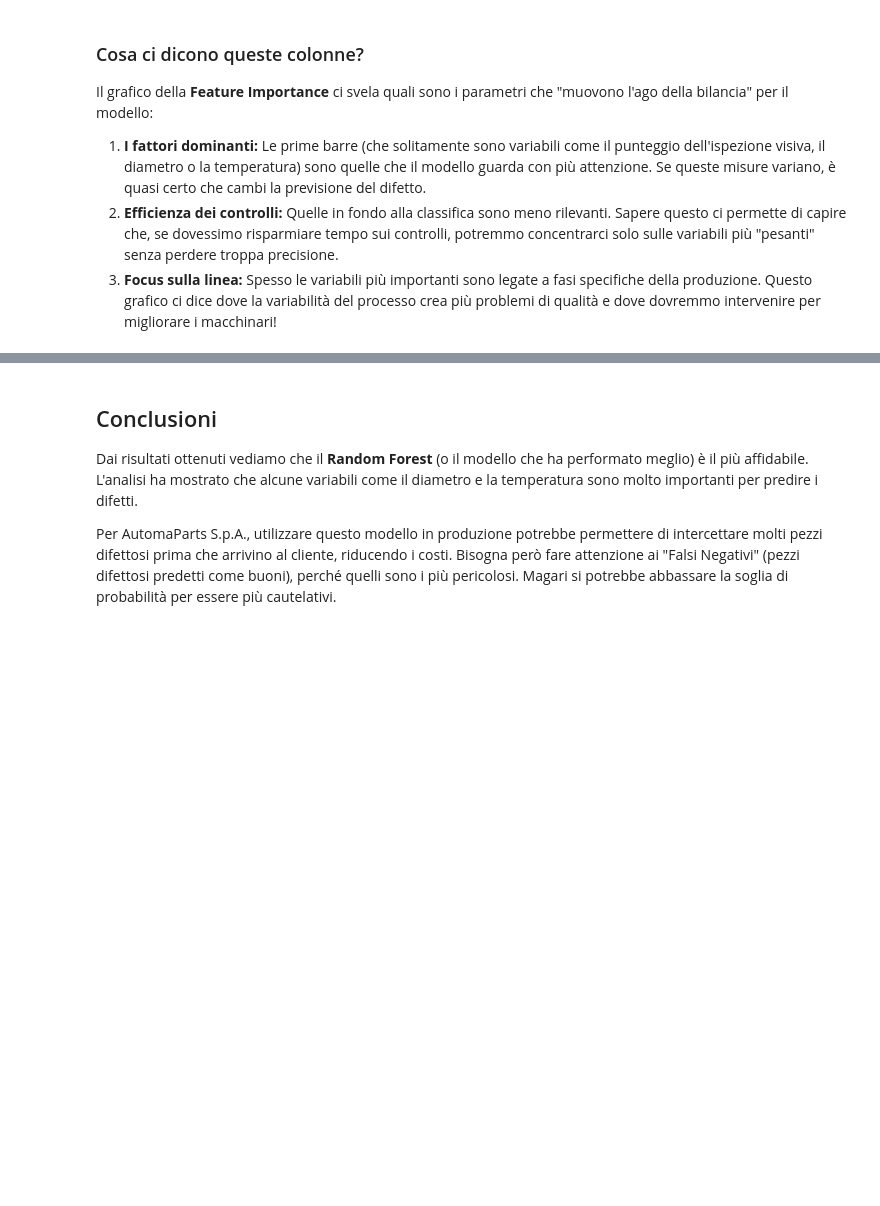
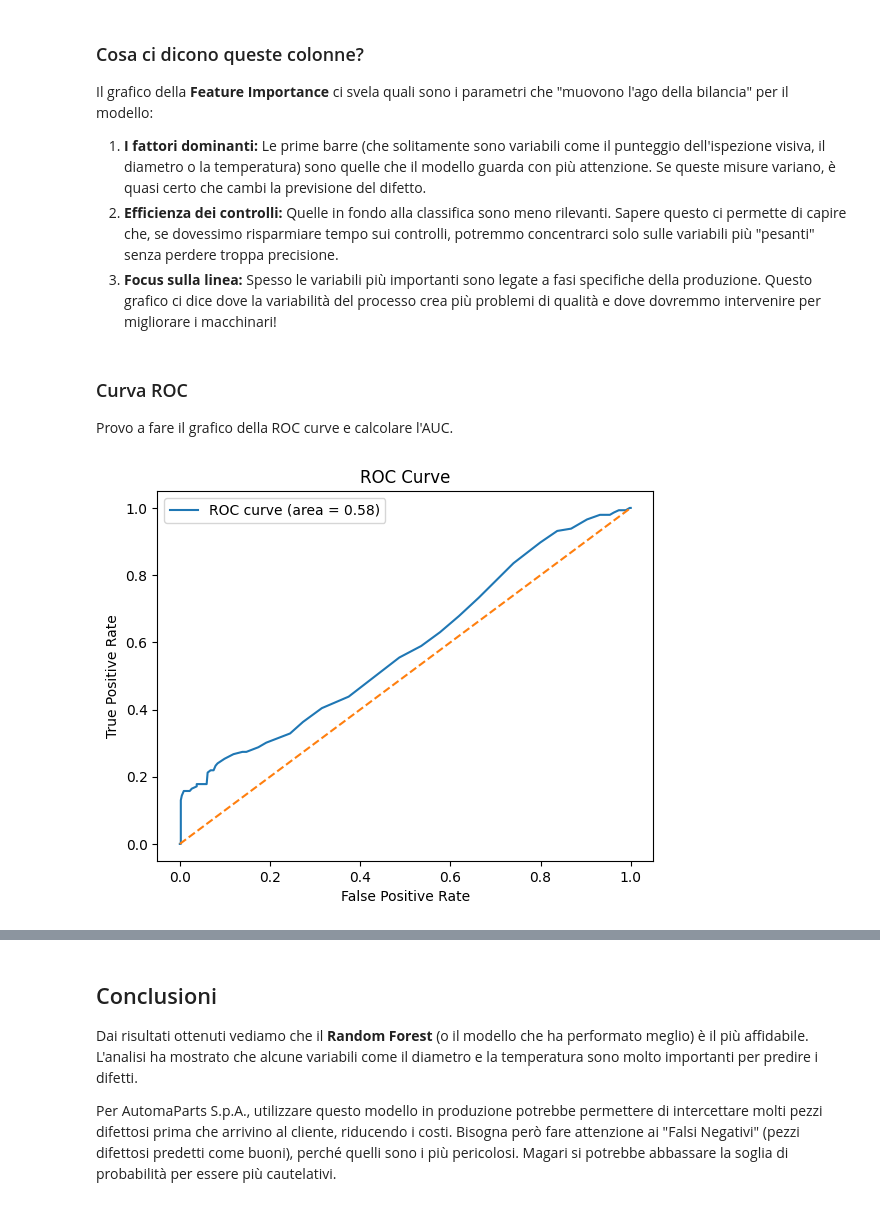
Before and after one commit to D3Br4nd/Formazione-AI, a Jupyter notebook: esercitazione-ml/soluzione.ipynb, the cells around one changed output, grey strips where cells are left out. Drawn from its saved outputs; the diff is of its cells as text; code cells hidden in the pictures; blank space fills up the shorter version.

```diff
--- a/esercitazione-ml/soluzione.ipynb
+++ b/esercitazione-ml/soluzione.ipynb
@@ -92,0 +203,4 @@ Abbiamo colonne come `line_id`, `station_id` ecc. che sono categorie. Le trasfor
+# %%
+if 'operator_id' in df.columns:
+    df = df.drop(columns=['operator_id'])
+    print("Cancellato operator_id.")
@@ -98,9 +223,19 @@ print("Line ID unici:", df['line_id'].nunique())
 Ci sono quasi 3000 batch diversi ma solo 10 linee! Se usassimo 'get_dummies' sui batch verrebbe fuori una tabella gigante con 3000 colonne, meglio usare il LabelEncoder altrimenti ci mettiamo troppo tempo. Per le linee invece 10 sono poche, potremmo quasi lasciarle così o usare dummies.
 # %% [markdown]
 Visto che `material_batch` ha molte varianti, usiamo LabelEncoder per quella, e get_dummies per le altre (che però in questo dataset sono già numeriche o quasi, `line_id` è numerico ma rappresenta una categoria).
-# %%
-# Converto measure e altre se necessario. Ma le colonne ID sembrano numeri interi, le trattiamo come numeri o categorie?
-# Per semplicità le lascio come numeri per ora, ma material_batch è stringa.
-
-le = LabelEncoder()
-df['material_batch'] = le.fit_transform(df['material_batch'])
+# %%
+# Trasformiamo tutte le variabili categoriche (tipo 'object' o stringa) in numeri
+from sklearn.preprocessing import LabelEncoder
+le = LabelEncoder()
+
+# Cerchiamo tutte le colonne che contengono testo
+for col in df.columns:
+    # Controlliamo se la colonna non è numerica (quindi object, string, ecc.) o se è material_batch
+    if df[col].dtype == 'object' or str(df[col].dtype) == 'string' or col == 'material_batch':
+        # Trasformiamo la colonna in numeri
+        # .astype(str) serve per essere sicuri che il LabelEncoder legga tutto come testo
+        df[col] = le.fit_transform(df[col].astype(str))
+        print(f"Ho trasformato la colonna '{col}' in numeri.")
+
+# Verifica: ora dovrebbero essere tutti numeri (int o float)
+df.info()
@@ -230,3 +414,24 @@ Il grafico della **Feature Importance** ci svela quali sono i parametri che "muo
 1.  **I fattori dominanti:** Le prime barre (che solitamente sono variabili come il punteggio dell'ispezione visiva, il diametro o la temperatura) sono quelle che il modello guarda con più attenzione. Se queste misure variano, è quasi certo che cambi la previsione del difetto.
 2.  **Efficienza dei controlli:** Quelle in fondo alla classifica sono meno rilevanti. Sapere questo ci permette di capire che, se dovessimo risparmiare tempo sui controlli, potremmo concentrarci solo sulle variabili più "pesanti" senza perdere troppa precisione.
 3.  **Focus sulla linea:** Spesso le variabili più importanti sono legate a fasi specifiche della produzione. Questo grafico ci dice dove la variabilità del processo crea più problemi di qualità e dove dovremmo intervenire per migliorare i macchinari!
+# %% [markdown]
+### Curva ROC
+Provo a fare il grafico della ROC curve e calcolare l'AUC.
+# %%
+from sklearn.metrics import roc_curve, auc
+
+# Prendo le probabilità
+y_prob = rf_clf.predict_proba(X_test)[:, 1]
+fpr, tpr, thresholds = roc_curve(y_test, y_prob)
+roc_auc = auc(fpr, tpr)
+
+plt.figure()
+plt.plot(fpr, tpr, label='ROC curve (area = %0.2f)' % roc_auc)
+plt.plot([0, 1], [0, 1], linestyle='--')
+plt.xlabel('False Positive Rate')
+plt.ylabel('True Positive Rate')
+plt.title('ROC Curve')
+plt.legend()
+plt.show()
+# %% [output]
+[figure, added]
```
Also changed, not shown: parts of 33 cells of this notebook.
